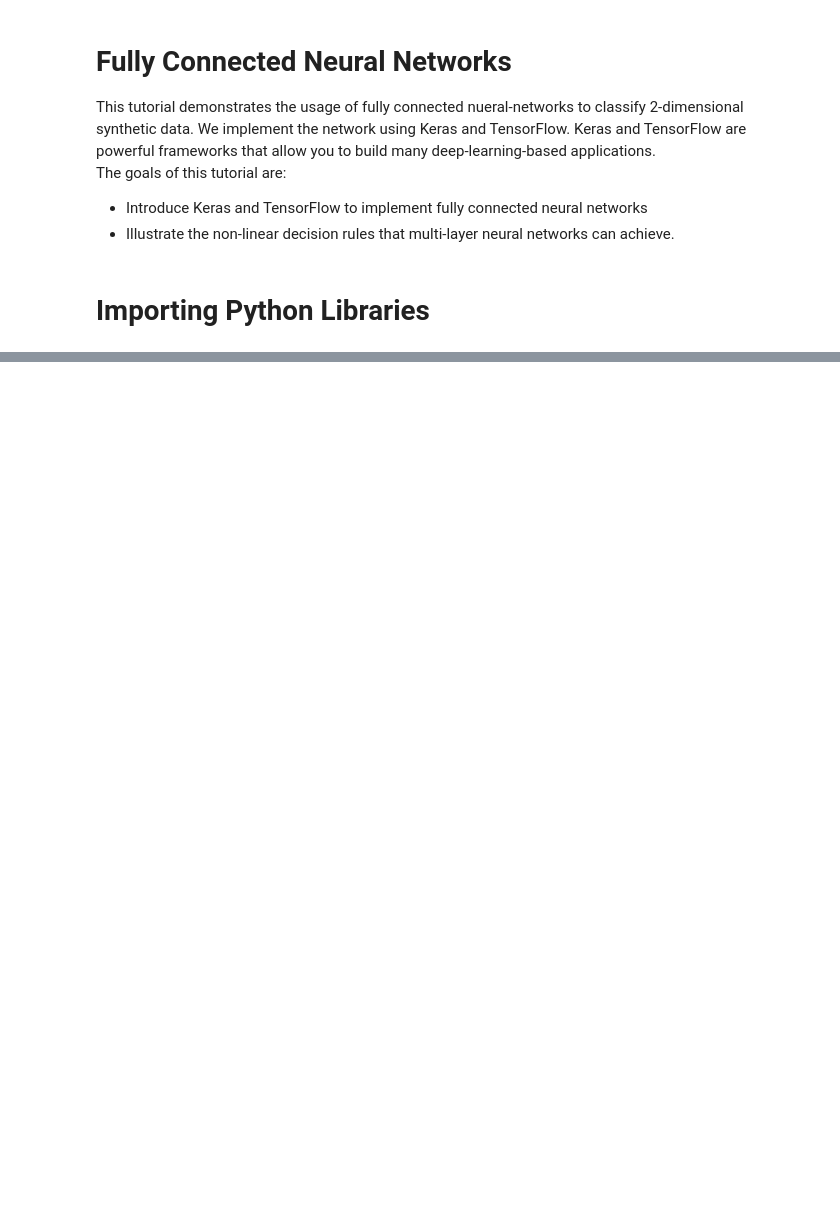
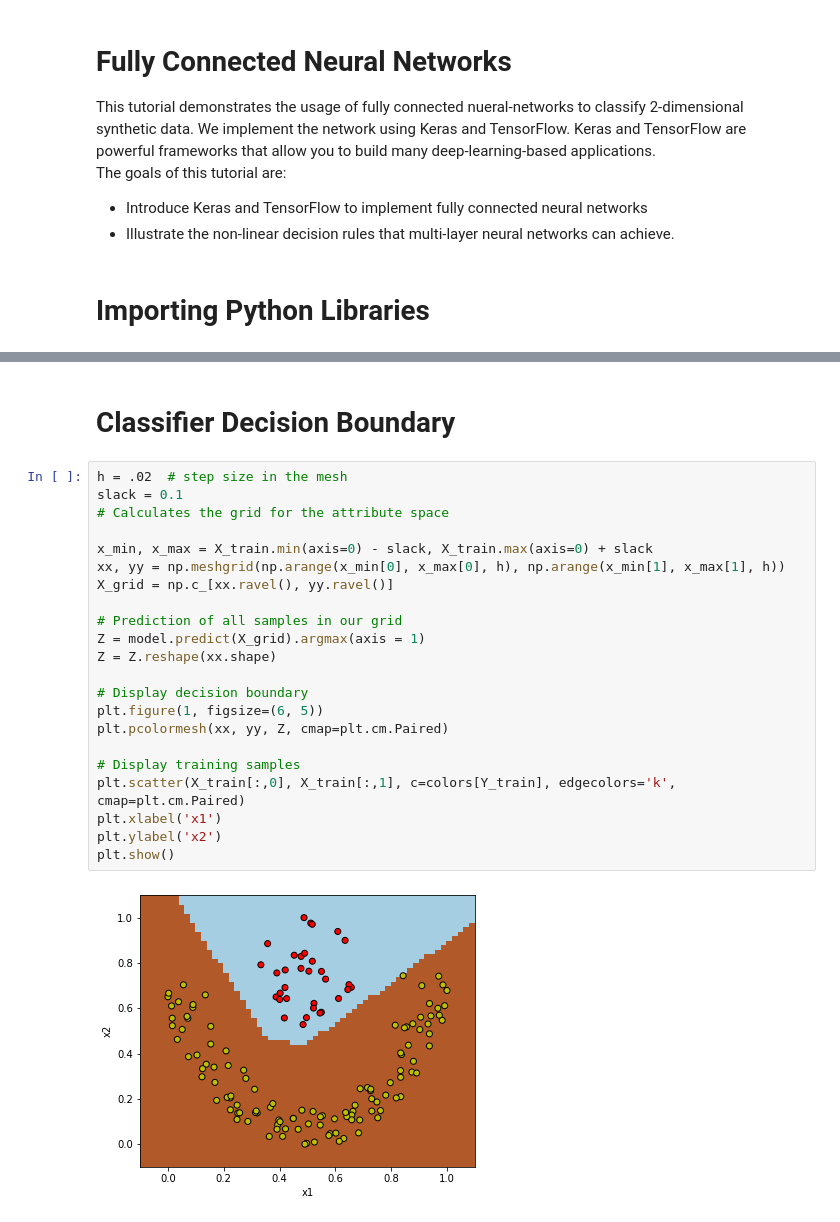
Before and after one commit to jposyluzny/ENEL645, a Jupyter notebook: Lectures/Week 2/DefiningFirstNeuralNet.ipynb, the cells around one changed output, grey strips where cells are left out. Saved outputs shown, nothing was run; the diff lists cells and outputs as text; blank space fills up the shorter version.

```diff
--- a/Lectures/Week 2/DefiningFirstNeuralNet.ipynb
+++ b/Lectures/Week 2/DefiningFirstNeuralNet.ipynb
@@ -44,0 +250,26 @@ ModuleNotFoundError: ignored
+# %% [markdown]
+# Classifier Decision Boundary
+# %%
+h = .02  # step size in the mesh
+slack = 0.1
+# Calculates the grid for the attribute space
+
+x_min, x_max = X_train.min(axis=0) - slack, X_train.max(axis=0) + slack
+xx, yy = np.meshgrid(np.arange(x_min[0], x_max[0], h), np.arange(x_min[1], x_max[1], h))
+X_grid = np.c_[xx.ravel(), yy.ravel()]
+
+# Prediction of all samples in our grid
+Z = model.predict(X_grid).argmax(axis = 1)
+Z = Z.reshape(xx.shape)
+
+# Display decision boundary
+plt.figure(1, figsize=(6, 5))
+plt.pcolormesh(xx, yy, Z, cmap=plt.cm.Paired)
+
+# Display training samples
+plt.scatter(X_train[:,0], X_train[:,1], c=colors[Y_train], edgecolors='k', cmap=plt.cm.Paired)
+plt.xlabel('x1')
+plt.ylabel('x2')
+plt.show()
+# %% [output]
+[figure, added]
```
Also changed, not shown: parts of 18 cells of this notebook.
